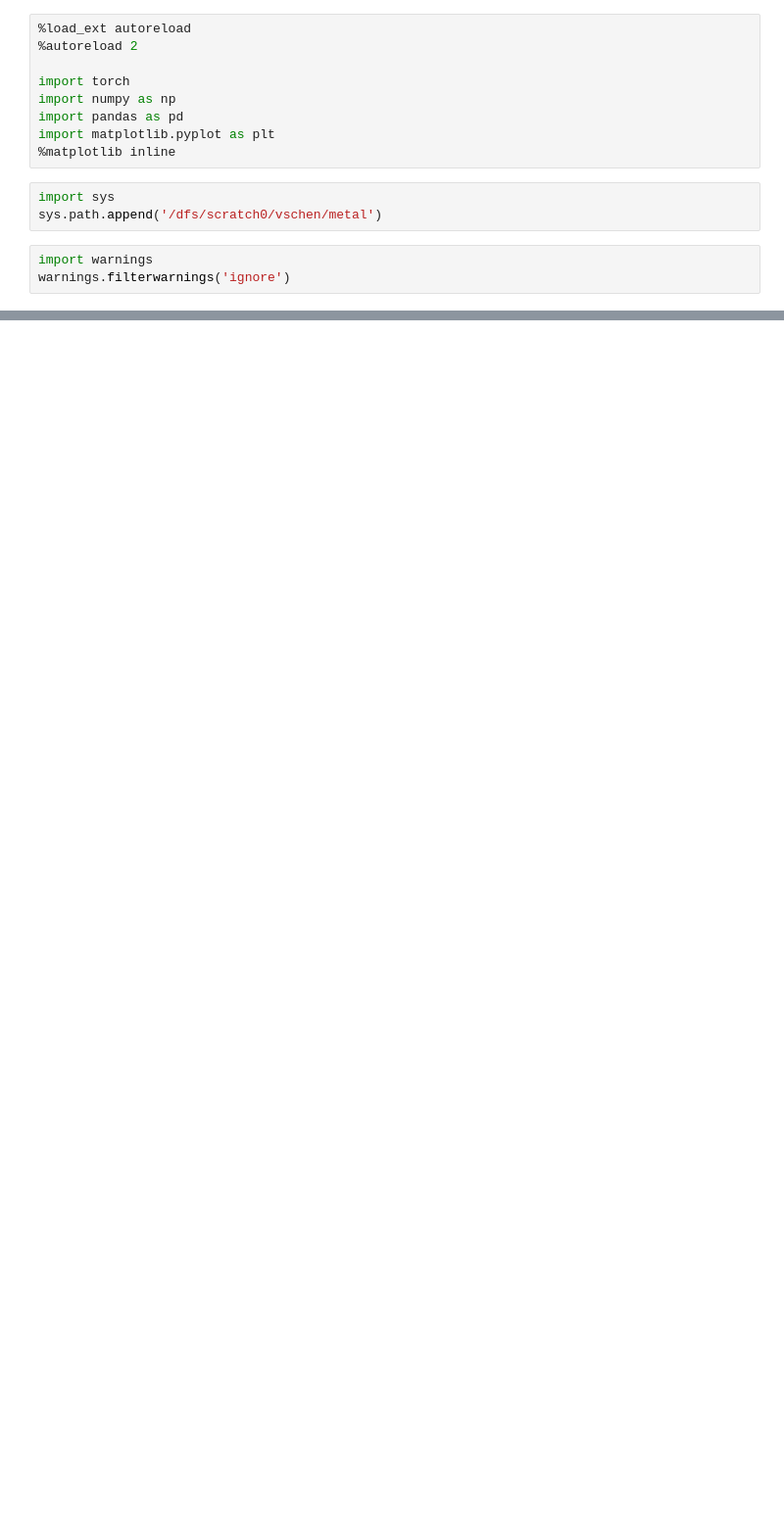
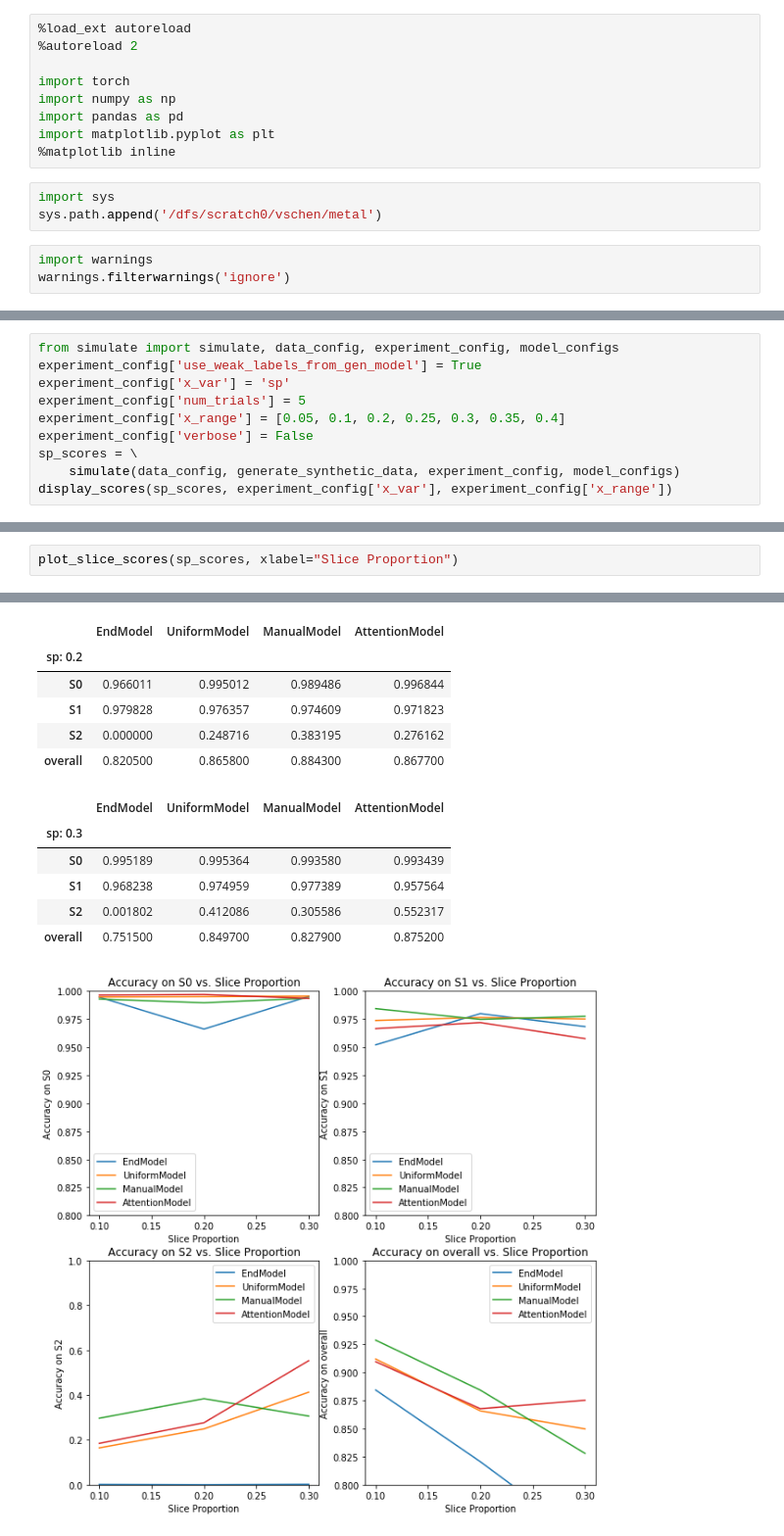
Before and after one commit to tsy935/metal, a Jupyter notebook: metal/contrib/slicing/synthetics/synthetics-sandbox.ipynb, the cells around one changed output, grey strips where cells are left out. Shown at 98% size. Cells and saved outputs as stored; diff of their text form; blank space fills up the shorter version.

```diff
--- a/metal/contrib/slicing/synthetics/synthetics-sandbox.ipynb
+++ b/metal/contrib/slicing/synthetics/synthetics-sandbox.ipynb
@@ -185,0 +41,10 @@ S2: 0.6242774566473989
+# %%
+from simulate import simulate, data_config, experiment_config, model_configs
+experiment_config['use_weak_labels_from_gen_model'] = True
+experiment_config['x_var'] = 'sp'
+experiment_config['num_trials'] = 5
+experiment_config['x_range'] = [0.05, 0.1, 0.2, 0.25, 0.3, 0.35, 0.4]
+experiment_config['verbose'] = False
+sp_scores = \
+    simulate(data_config, generate_synthetic_data, experiment_config, model_configs)
+display_scores(sp_scores, experiment_config['x_var'], experiment_config['x_range'])
@@ -185,0 +59,3 @@ S2: 0.6242774566473989
+# %%
+plot_slice_scores(sp_scores, xlabel="Slice Proportion")
+# %% [output]
@@ -185,0 +68,13 @@ S2: 0.6242774566473989
+|  | EndModel | UniformModel | ManualModel | AttentionModel |
+| sp: 0.2 |  |  |  |  |
+| S0 | 0.966011 | 0.995012 | 0.989486 | 0.996844 |
+| S1 | 0.979828 | 0.976357 | 0.974609 | 0.971823 |
+| S2 | 0.000000 | 0.248716 | 0.383195 | 0.276162 |
+| overall | 0.820500 | 0.865800 | 0.884300 | 0.867700 |
+|  | EndModel | UniformModel | ManualModel | AttentionModel |
+| sp: 0.3 |  |  |  |  |
+| S0 | 0.995189 | 0.995364 | 0.993580 | 0.993439 |
+| S1 | 0.968238 | 0.974959 | 0.977389 | 0.957564 |
+| S2 | 0.001802 | 0.412086 | 0.305586 | 0.552317 |
+| overall | 0.751500 | 0.849700 | 0.827900 | 0.875200 |
+[figure, added]
```
Also changed, not shown: parts of 21 cells of this notebook, 5 other files.
